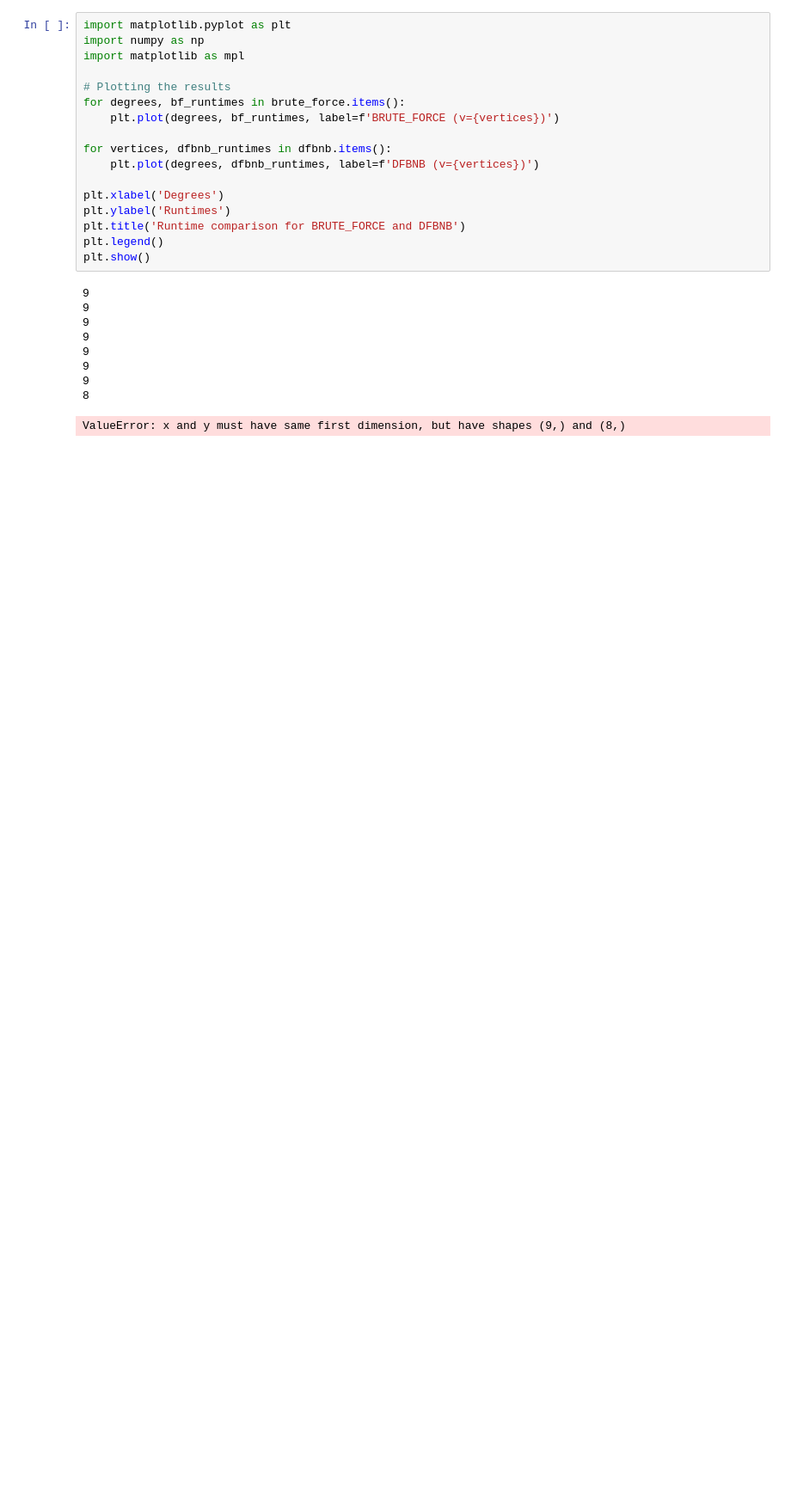
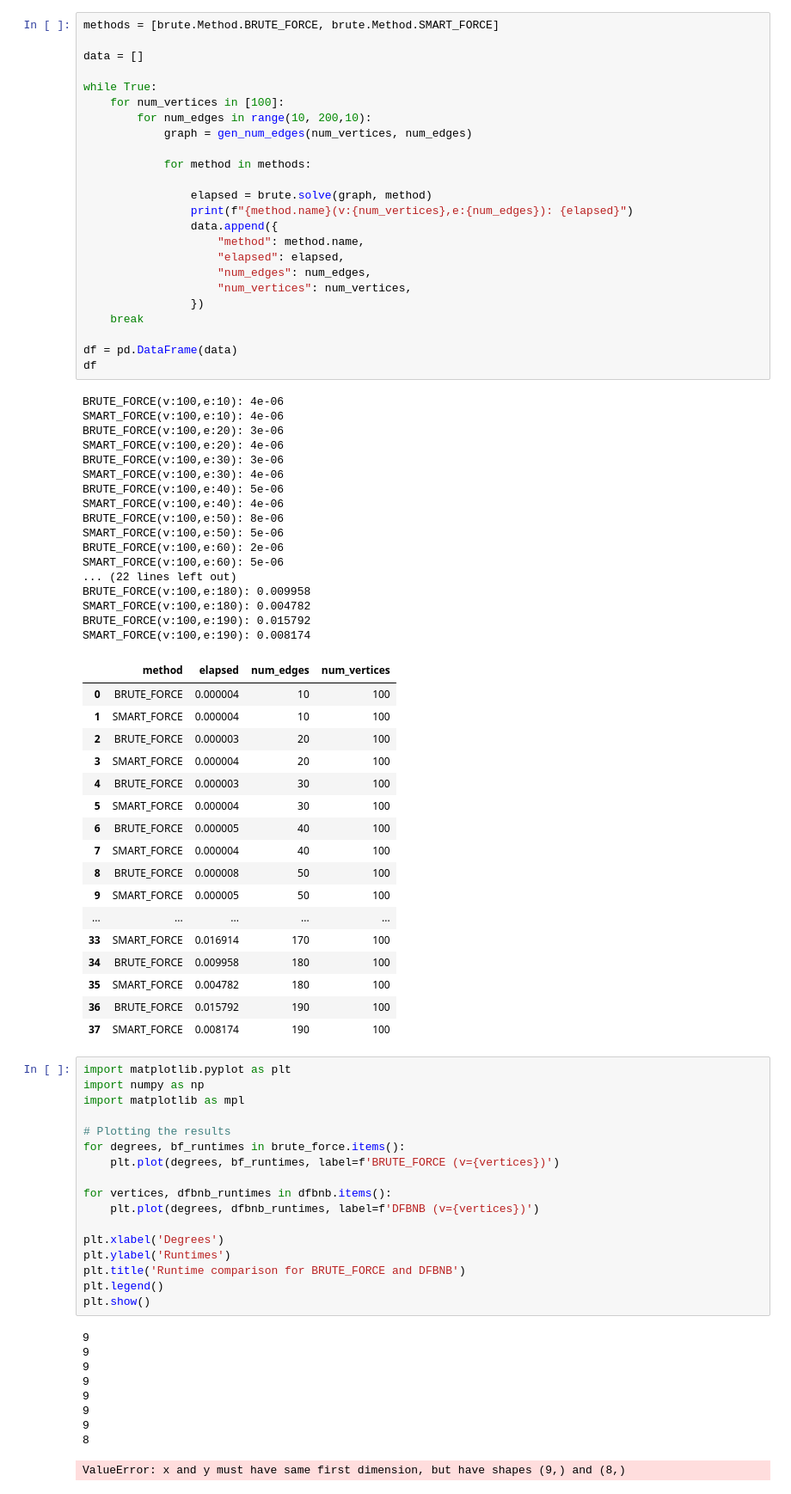
Before and after one commit to blinkybool/LongestPath, a Jupyter notebook: notebooks/density.ipynb, the cells around one changed output. Shown at 86% size. Cells and saved outputs as stored; diff of their text form; blank space fills up the shorter version.

```diff
--- a/density.ipynb
+++ b/notebooks/density.ipynb
@@ -49,3 +17,62 @@ RuntimeError: Executable exited with error.
+# %%
+methods = [brute.Method.BRUTE_FORCE, brute.Method.SMART_FORCE]
+
+data = []
+
+while True:
+	for num_vertices in [100]:
+		for num_edges in range(10, 200,10):
+			graph = gen_num_edges(num_vertices, num_edges)
+
+			for method in methods:
+
+				elapsed = brute.solve(graph, method)
+				print(f"{method.name}(v:{num_vertices},e:{num_edges}): {elapsed}")
+				data.append({
+					"method": method.name,
+					"elapsed": elapsed,
+					"num_edges": num_edges,
+					"num_vertices": num_vertices,
+				})
+	break
+
+df = pd.DataFrame(data)
+df
+# %% [output]
+BRUTE_FORCE(v:100,e:10): 4e-06
+SMART_FORCE(v:100,e:10): 4e-06
+BRUTE_FORCE(v:100,e:20): 3e-06
+SMART_FORCE(v:100,e:20): 4e-06
+BRUTE_FORCE(v:100,e:30): 3e-06
+SMART_FORCE(v:100,e:30): 4e-06
+BRUTE_FORCE(v:100,e:40): 5e-06
+SMART_FORCE(v:100,e:40): 4e-06
+BRUTE_FORCE(v:100,e:50): 8e-06
+SMART_FORCE(v:100,e:50): 5e-06
+BRUTE_FORCE(v:100,e:60): 2e-06
+SMART_FORCE(v:100,e:60): 5e-06
+... (22 lines left out)
+BRUTE_FORCE(v:100,e:180): 0.009958
+SMART_FORCE(v:100,e:180): 0.004782
+BRUTE_FORCE(v:100,e:190): 0.015792
+SMART_FORCE(v:100,e:190): 0.008174
+|  | method | elapsed | num_edges | num_vertices |
+| 0 | BRUTE_FORCE | 0.000004 | 10 | 100 |
+| 1 | SMART_FORCE | 0.000004 | 10 | 100 |
+| 2 | BRUTE_FORCE | 0.000003 | 20 | 100 |
+| 3 | SMART_FORCE | 0.000004 | 20 | 100 |
+| 4 | BRUTE_FORCE | 0.000003 | 30 | 100 |
+| 5 | SMART_FORCE | 0.000004 | 30 | 100 |
+| 6 | BRUTE_FORCE | 0.000005 | 40 | 100 |
+| 7 | SMART_FORCE | 0.000004 | 40 | 100 |
+| 8 | BRUTE_FORCE | 0.000008 | 50 | 100 |
+| 9 | SMART_FORCE | 0.000005 | 50 | 100 |
+| ... | ... | ... | ... | ... |
+| 33 | SMART_FORCE | 0.016914 | 170 | 100 |
+| 34 | BRUTE_FORCE | 0.009958 | 180 | 100 |
+| 35 | SMART_FORCE | 0.004782 | 180 | 100 |
+| 36 | BRUTE_FORCE | 0.015792 | 190 | 100 |
+| 37 | SMART_FORCE | 0.008174 | 190 | 100 |
 # %%
 import matplotlib.pyplot as plt
 import numpy as np
```
Also changed, not shown: parts of 4 cells of this notebook, 36 other files.
